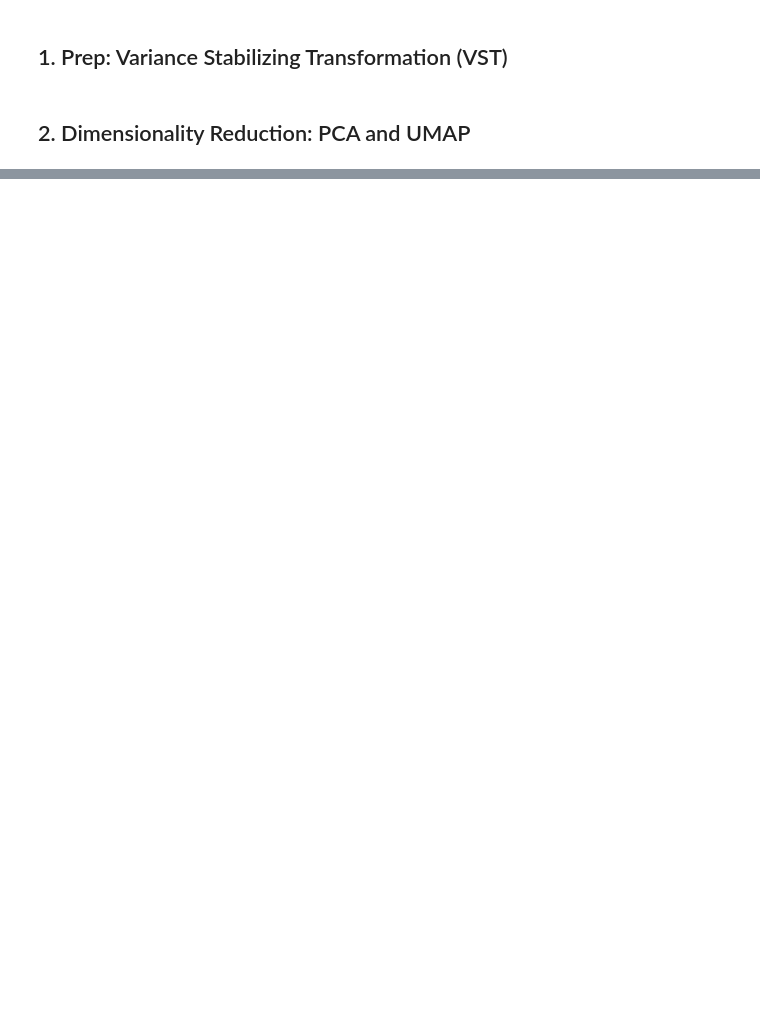
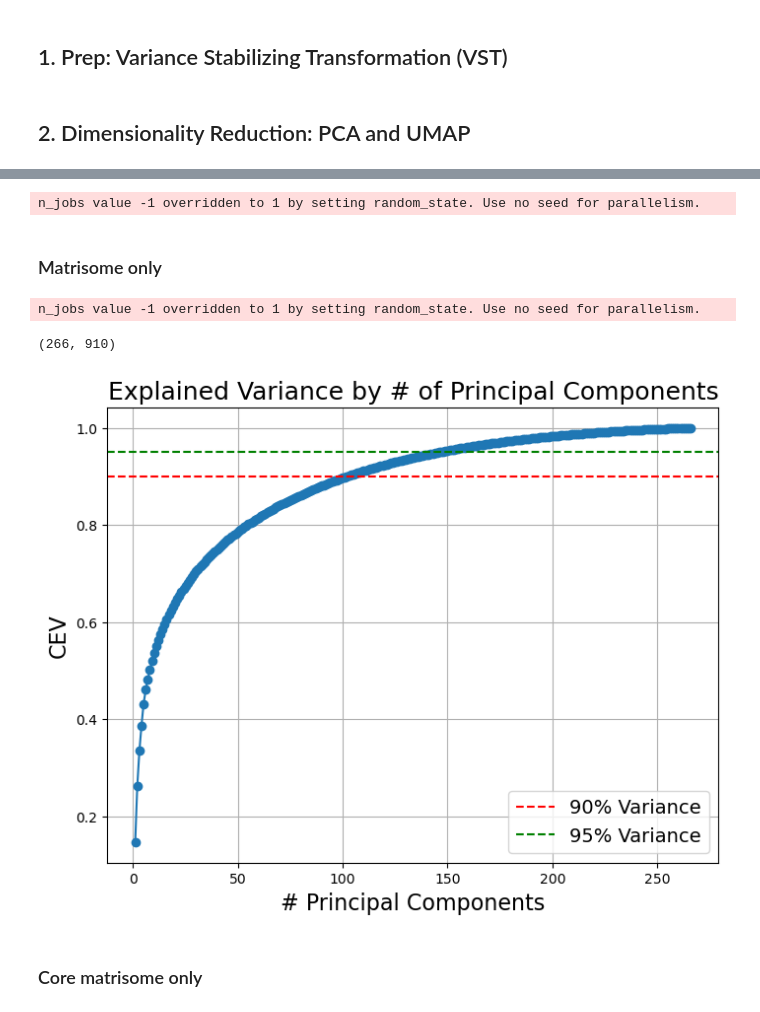
Before and after one commit to fogg-lab/ecm-chemoresistance-rnaseq-analysis, a Jupyter notebook: notebooks/1_exploratory_data_analysis.ipynb, the cells around one changed output, grey strips where cells are left out. Drawn from its saved outputs; the diff is of its cells as text; code cells hidden in the pictures; blank space fills up the shorter version.

Commit message:
Add matrisome and core matrisome only PCA/UMAP plots

```diff
--- a/notebooks/1_exploratory_data_analysis.ipynb
+++ b/notebooks/1_exploratory_data_analysis.ipynb
@@ -16,7 +17,11 @@ from src.visualization import projection
 ### Constants
 
 COHORT = "CESC"
-INTERIM_DATA_DIR = Path("../data/interim/TCGA")
+DATA_DIR = Path("../data")
+RAW_DATA_DIR = DATA_DIR / "raw"
+INTERIM_DATA_DIR = DATA_DIR / "interim/TCGA"
+EXTERNAL_DATA_DIR = DATA_DIR / "external"
+EXTERNAL_DATA_DIR.mkdir(exist_ok=True, parents=True)
 COUNTS_FILE = INTERIM_DATA_DIR / f"counts/{COHORT}.csv.gz"
 if not COUNTS_FILE.exists():
     raise FileNotFoundError(
@@ -28,6 +33,8 @@ FIGURES_DIR = Path("../reports/figures")
 assert FIGURES_DIR.exists()
 VST_DIR = INTERIM_DATA_DIR / "vst"
 VST_DIR.mkdir(exist_ok=True, parents=True)
+
+MSIGDB_URL_FMT = "https://www.gsea-msigdb.org/gsea/msigdb/human/download_geneset.jsp?geneSetName={geneset}&fileType=json"
 # %% [markdown]
 ## 1. Prep: Variance Stabilizing Transformation (VST)
 # %%
@@ -56,10 +72,6 @@ pca_expr = pd.DataFrame(
     pca_expr, index=vst_expr.columns, columns=[f"PC-{i+1}" for i in range(n_components)]
 )
 explained_variance = pca.explained_variance_ratio_
-# Add metadata
-pca_expr = pca_expr.join(coldata)
-pca_expr = pca_expr.loc[pca_expr["PT_resistant"].isin(("Yes", "No"))]
-pca_expr["stage/grade"] = pca_expr["stage"].str.cat(pca_expr["grade"], sep="/")
 
 umap_model = umap.UMAP(n_components=n_umap_dims, random_state=1)
 umap_expr = umap_model.fit_transform(vst_expr.T)
@@ -68,10 +80,11 @@ umap_expr = pd.DataFrame(
     index=vst_expr.columns,
     columns=[f"UMAP-{i+1}" for i in range(n_umap_dims)],
 )
-# Add metadata
-umap_expr = umap_expr.join(coldata)
-umap_expr = umap_expr.loc[umap_expr["PT_resistant"].isin(("Yes", "No"))]
-umap_expr["stage/grade"] = umap_expr["stage"].str.cat(umap_expr["grade"], sep="/")
+
+pca_expr = add_metadata(pca_expr, coldata)
+umap_expr = add_metadata(umap_expr, coldata)
+# %% [output]
+n_jobs value -1 overridden to 1 by setting random_state. Use no seed for parallelism.
 # %%
 pca_fig = projection.interactive_scatterplot(
     pca_expr,
@@ -87,3 +100,47 @@ umap_fig = projection.interactive_scatterplot(
     umap_expr, "stage/grade", "PT_resistant", n_umap_dims, title="3D UMAP"
 )
 umap_fig.write_html(FIGURES_DIR / f"umap_{COHORT}.html")
+# %% [markdown]
+### Matrisome only
+# %%
+geneset = "NABA_MATRISOME"
+geneset_url = MSIGDB_URL_FMT.format(geneset=geneset)
+geneset_file = EXTERNAL_DATA_DIR / f"{geneset}.json"
+data_io.download_file(MSIGDB_URL_FMT.format(geneset=geneset), geneset_file)
+
+genes = pd.read_json(geneset_file).loc["geneSymbols"].tolist()[0]
+genes_df = pd.read_csv(RAW_DATA_DIR / "genes.csv.gz", index_col=0)
+genes_df = genes_df[genes_df["gene_name"].isin(genes)]
+genes_df.index = genes_df.index.str.replace(r"\.\d+$", "", regex=True)
+X = vst_expr[vst_expr.index.isin(genes_df.index)].T
+
+n_components = 6
+n_umap_dims = 3
+
+pca = PCA(n_components=n_components)
+pca_expr = pca.fit_transform(X)
+pca_expr = pd.DataFrame(
+    pca_expr, index=X.index, columns=[f"PC-{i+1}" for i in range(n_components)]
+)
+explained_variance = pca.explained_variance_ratio_
+
+umap_model = umap.UMAP(n_components=n_umap_dims, random_state=1)
+umap_expr = umap_model.fit_transform(X)
+umap_expr = pd.DataFrame(
+    umap_expr,
+    index=X.index,
+    columns=[f"UMAP-{i+1}" for i in range(n_umap_dims)],
+)
+
+pca_expr = add_metadata(pca_expr, coldata)
+umap_expr = add_metadata(umap_expr, coldata)
+
+X.shape
+# %% [output]
+n_jobs value -1 overridden to 1 by setting random_state. Use no seed for parallelism.
+(266, 910)
+# %%
+# Plot explained variance
+projection.plot_explained_variance(X)
+# %% [output]
+[figure, added]
@@ -89,0 +162,2 @@ umap_fig.write_html(FIGURES_DIR / f"umap_{COHORT}.html")
+# %% [markdown]
+### Core matrisome only
```
Also changed, not shown: parts of 9 cells of this notebook, 9 other files.
